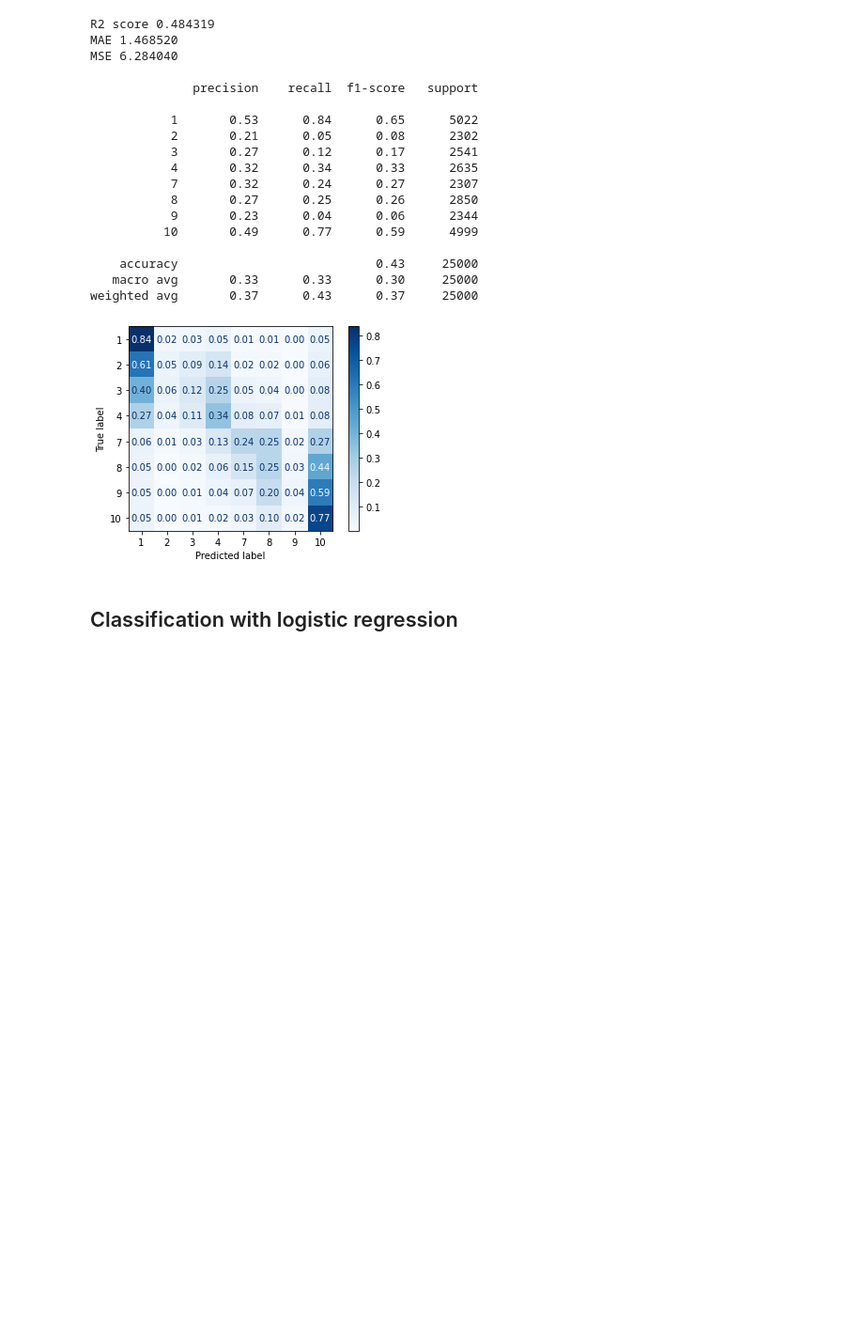
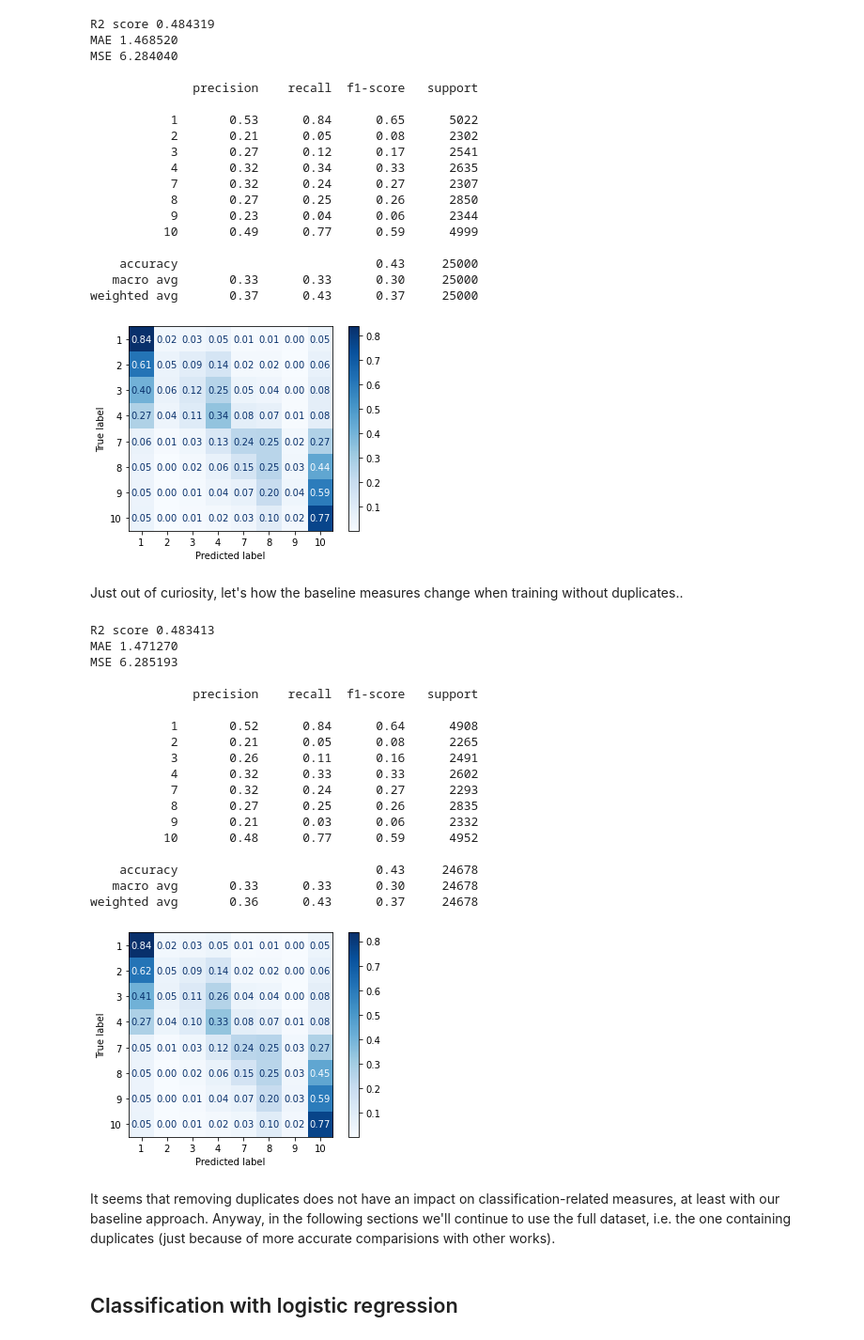
Before and after one commit to Wadaboa/nlp-assignments, a Jupyter notebook: sentiment_analysis.ipynb, the cells around one changed output. Shown at 94% size. Drawn from its saved outputs; the diff is of its cells as text; code cells hidden in the pictures; blank space fills up the shorter version.

```diff
--- a/sentiment_analysis.ipynb
+++ b/sentiment_analysis.ipynb
@@ -450,0 +456,16 @@ Number of sentences in the test set: 25000
+# %%
+train_df_nodups = df_nodups.loc[df_nodups['split'] == "train"]
+test_df_nodups = df_nodups.loc[df_nodups['split'] == "test"]
+# %%
+train_corpus_nodups, train_scores_nodups, test_corpus_nodups, test_scores_nodups = (
+    train_df_nodups["text"].tolist(),
+    np.array(train_df_nodups["score"].tolist()),
+    test_df_nodups["text"].tolist(),
+    np.array(test_df_nodups["score"].tolist()),
+)
+print(
+    f"Number of sentences in the training set (without duplicates): {len(train_corpus_nodups)}"
+)
+print(
+    f"Number of sentences in the test set (without duplicates): {len(test_corpus_nodups)}"
+)
@@ -455,7 +481,9 @@ def predict(classifier, x_train, x_test):
     """
     return (classifier.predict(x_train), classifier.predict(x_test))
 # %%
-def print_evaluation(test_scores, pred_test_scores):
+def print_evaluation(
+    classifier, test_corpus, test_scores, pred_test_scores, show_confusion_matrix=True
+):
     """
     Given ground-truth test scores and predicted test scores,
     print classification measures
@@ -473,14 +501,15 @@ def print_evaluation(test_scores, pred_test_scores):
     print(report)
 
     # Fancy confusion matrix
-    plot_confusion_matrix(
-        classifier,
-        test_corpus,
-        test_scores,
-        normalize="true",
-        cmap=plt.cm.Blues,
-        values_format=".2f",
-    )
+    if show_confusion_matrix:
+        plot_confusion_matrix(
+            classifier,
+            test_corpus,
+            test_scores,
+            normalize="true",
+            cmap=plt.cm.Blues,
+            values_format=".2f",
+        )
 # %%
 def print_results(model):
     """
@@ -637,6 +691,38 @@ MSE 6.284040
    macro avg       0.33      0.33      0.30     25000
 weighted avg       0.37      0.43      0.37     25000
 [figure]
+# %% [markdown]
+Just out of curiosity, let's how the baseline measures change when training without duplicates..
+# %%
+classifier = pipeline.fit(train_corpus_nodups, train_scores_nodups)
+pred_train_scores_nodups, pred_test_scores_nodups = predict(
+    classifier, train_corpus_nodups, test_corpus_nodups
+)
+print_evaluation(
+    classifier, test_corpus_nodups, test_scores_nodups, pred_test_scores_nodups
+)
+# %% [output]
+R2 score 0.483413
+MAE 1.471270
+MSE 6.285193
+
+              precision    recall  f1-score   support
+
+           1       0.52      0.84      0.64      4908
+           2       0.21      0.05      0.08      2265
+           3       0.26      0.11      0.16      2491
+           4       0.32      0.33      0.33      2602
+           7       0.32      0.24      0.27      2293
+           8       0.27      0.25      0.26      2835
+           9       0.21      0.03      0.06      2332
+          10       0.48      0.77      0.59      4952
+
+    accuracy                           0.43     24678
+   macro avg       0.33      0.33      0.30     24678
+weighted avg       0.36      0.43      0.37     24678
+[figure, added]
+# %% [markdown]
+It seems that removing duplicates does not have an impact on classification-related measures, at least with our baseline approach. Anyway, in the following sections we'll continue to use the full dataset, i.e. the one containing duplicates (just because of more accurate comparisions with other works).
 # %% [markdown]
 ## Classification with logistic regression
 # %% [markdown]
```
Also changed, not shown: parts of 37 cells of this notebook.
